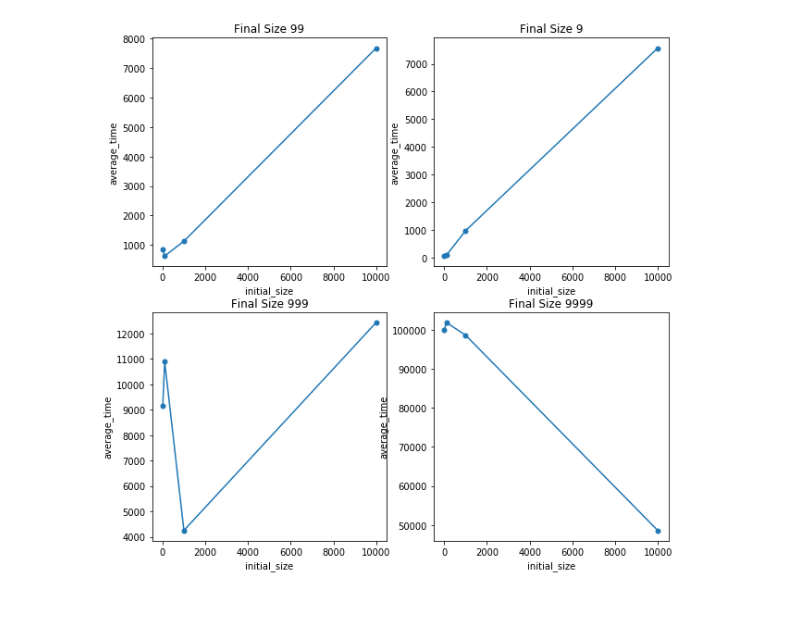
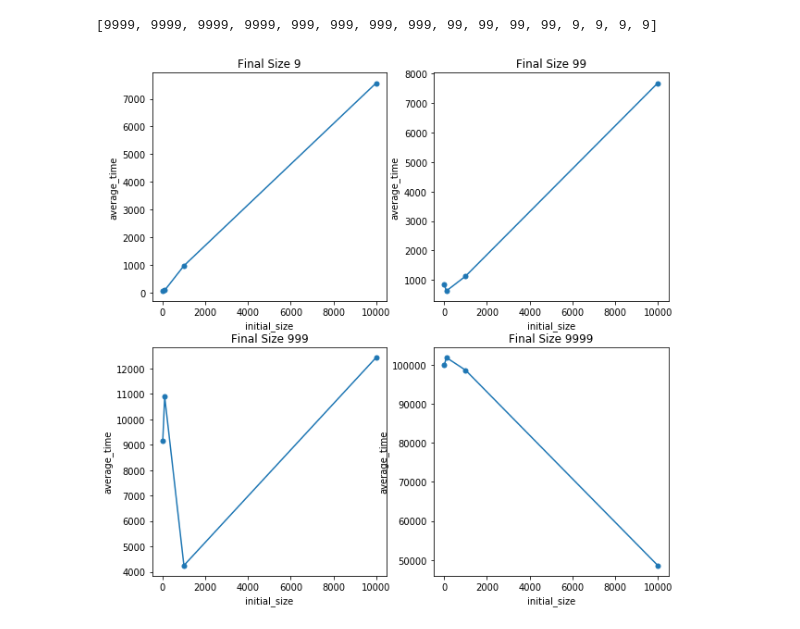
Before and after one commit to ShinsakuOkazaki/master-thesis, a Jupyter notebook: project/jmh-arraylist-allocation-performance-test/visualization.ipynb, the cells around one changed output. Cells and saved outputs as stored; diff of their text form; code cells hidden in the pictures.

```diff
--- a/project/jmh-arraylist-allocation-performance-test/visualization.ipynb
+++ b/project/jmh-arraylist-allocation-performance-test/visualization.ipynb
@@ -29,15 +68,19 @@ df = pd.DataFrame(data = {"final_size": final_size, "initial_size": initial_size
+# %%
+final_size
+# %% [output]
+[9999, 9999, 9999, 9999, 999, 999, 999, 999, 99, 99, 99, 99, 9, 9, 9, 9]
 # %%
 fig, axs = plt.subplots(2, 2, figsize=(10, 10))
 idx = 0
 di = [0, 0, 1, 1]
 dj = [0, 1, 0, 1]
-for n in set(final_size):
+for n in sorted(set(final_size)):
     df_n = df[df['final_size'] == n]
     axs[di[idx], dj[idx]].set_title("Final Size "+str(n))
     axs[di[idx], dj[idx]].set_xlabel("initial_size")
     axs[di[idx], dj[idx]].set_ylabel("average_time")
     axs[di[idx], dj[idx]].plot(df_n['initial_size'], df_n['average_time'], marker='.', markersize=10)
     idx += 1
 fig.savefig("java_arraylist.eps")
 # %% [output]
-[figure, old version]
+[figure, new version]
```
Also changed, not shown: parts of 2 cells of this notebook, 11 other files.
